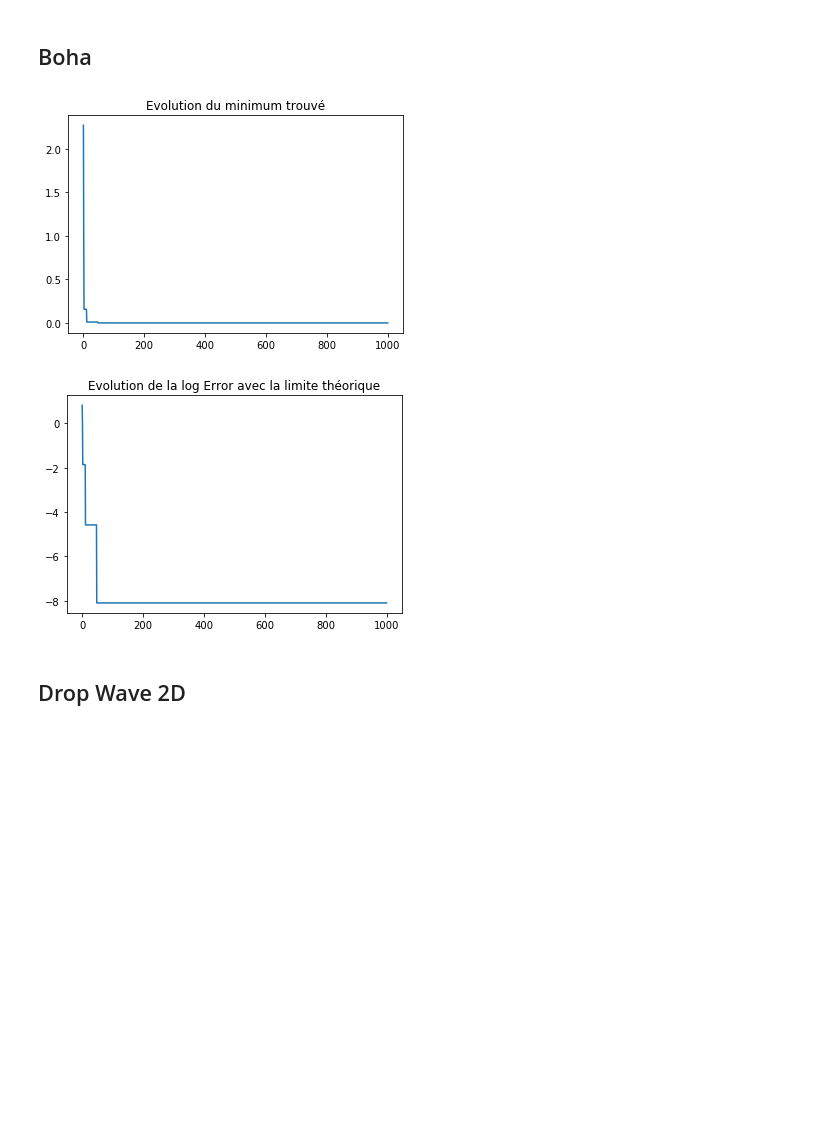
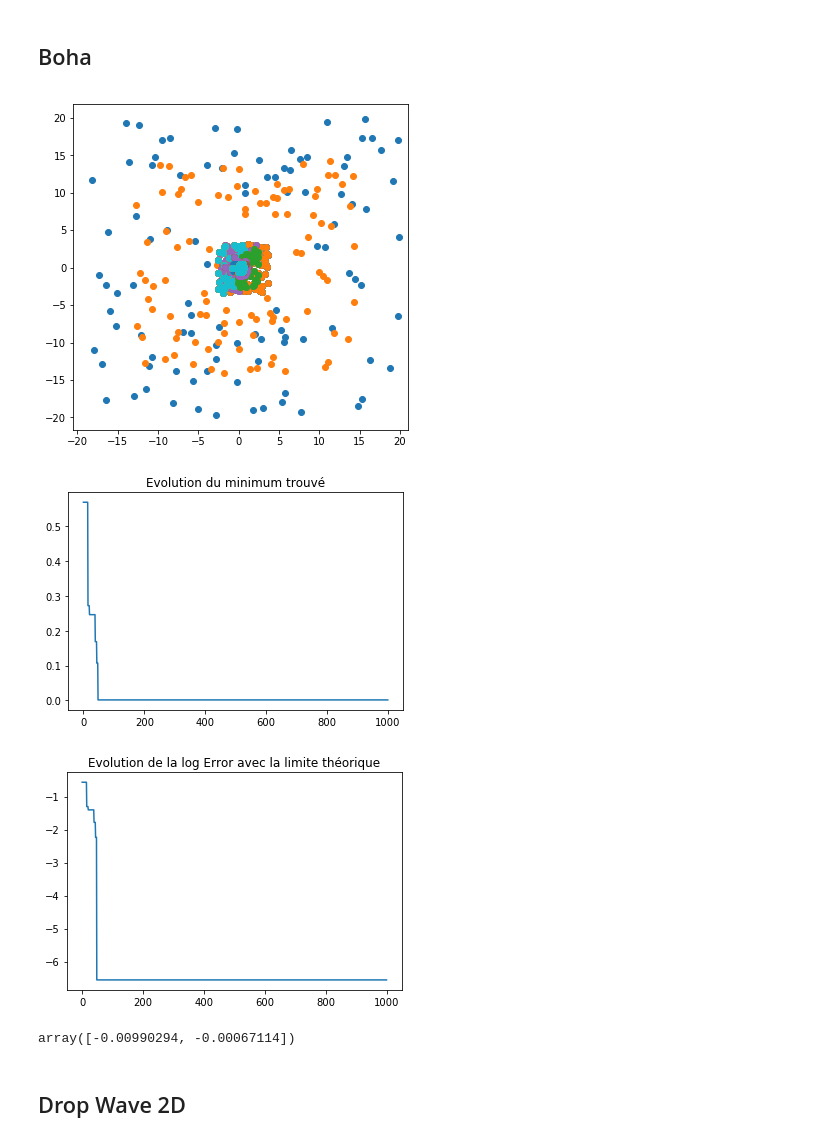
Before and after one commit to ppmdatix/HeuristiquesBE, a Jupyter notebook: Essaim Particulaires.ipynb, the cells around one changed output. Cells and saved outputs as stored; diff of their text form; code cells hidden in the pictures; blank space fills up the shorter version.

```diff
--- a/Essaim Particulaires.ipynb
+++ b/Essaim Particulaires.ipynb
@@ -218,13 +220,19 @@ EP.plotfHistory()
 # %%
 EP = EssaimParticulaire(n=100,xmin=-20,xmax=20,fonction=boha2D,omega=1,alpha=1,beta=1)
 EP.init2D()
-EP.iterate(1000)
+#EP.iterate(1000)
+EP.plot2Din2D(1000,save_mode=True, save_name="boha2D")
+
+
 #EP.plot2Din3D(100)
 EP.plotfHistory()
 EP.logError(0)
+EP.g
 # %% [output]
-[figure, old version]
+[figure, new version]
-[figure, old version]
+[figure, new version]
+[figure, added]
+array([-0.00990294, -0.00067114])
 # %% [markdown]
 ## Drop Wave 2D
 # %%
```
Also changed, not shown: parts of 1 cell of this notebook, 4 other files.
